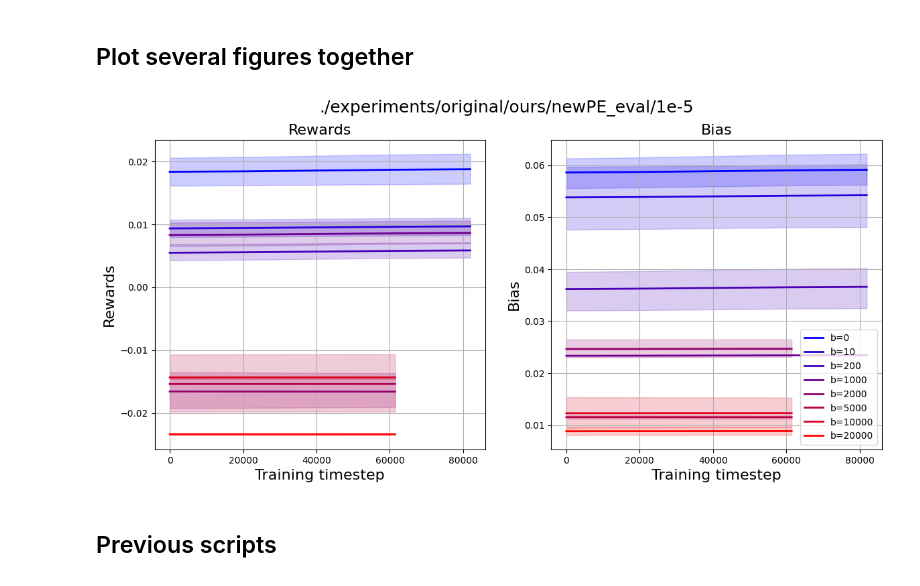
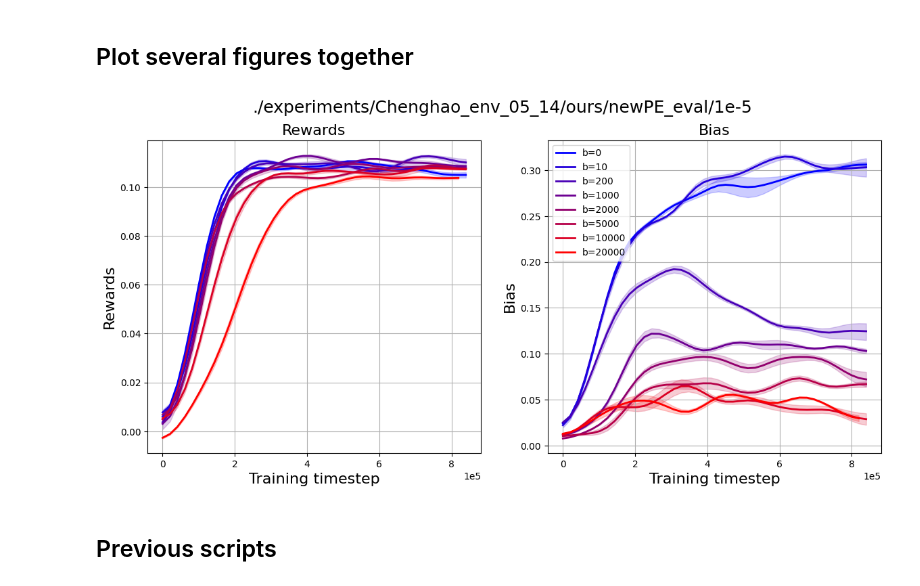
Before and after one commit to Yuancheng-Xu/ELBERT, a Jupyter notebook: lending_experiment/plot_xyc.ipynb, the cells around one changed output. Saved outputs shown, nothing was run; the diff lists cells and outputs as text; code cells hidden in the pictures.

Commit message:
fix plot

```diff
--- a/lending_experiment/plot_xyc.ipynb
+++ b/lending_experiment/plot_xyc.ipynb
@@ -13,6 +13,7 @@ from scipy.ndimage.filters import gaussian_filter1d
 # %%
 def collect_data_csv(exp_path, seeds, timesteps=245):
     results = np.zeros((seeds, timesteps, 3))
+    actual_len = 1e10
     for seed in range(seeds):
         data_pth  = os.path.join("%s_s_%d" % (exp_path, seed) ,'eval.csv')
         data = pd.read_csv(data_pth, sep=',', header=0)
@@ -20,7 +21,8 @@ def collect_data_csv(exp_path, seeds, timesteps=245):
         return_arr = data['return'].to_numpy()
         bias = data['bias'].to_numpy()
 
-        actual_len = min(bias.size, timesteps)
+        if actual_len > min(bias.size, timesteps):
+            actual_len = min(bias.size, timesteps)
 
         results[seed, :actual_len, 0] = num_samples[:actual_len]
         results[seed, :actual_len, 1] = return_arr[:actual_len]
@@ -77,11 +79,13 @@ def load_and_plot(exp_dict, model_color_dict, title, reward_low=9500, reward_hig
     plt1.set_title("Rewards", fontsize=16)
     plt1.set_ylabel('Rewards', fontsize=16)
     plt1.set_xlabel('Training timestep', fontsize=16)
+    plt1.ticklabel_format(style='sci', axis='x', scilimits=(0,0))
 
     plt2 = fig.add_subplot(1, 2, 2)
     plt2.set_title("Bias", fontsize=16)
     plt2.set_ylabel('Bias', fontsize=16)
     plt2.set_xlabel('Training timestep', fontsize=16)
+    plt2.ticklabel_format(style='sci', axis='x', scilimits=(0,0))
 
     for model in exp_dict.keys():
         data = collect_data_csv(exp_dict[model][0], exp_dict[model][1], timesteps)
@@ -139,13 +143,14 @@ def plot_ablation(exp_path_base,b_list,title,sigma_smooth=0,lr='1e-5',save_fig=F
         fig.show()
 # %%
 exp_path_base = './experiments/Chenghao_env_05_14/ours/newPE_eval/'
-exp_path_base = './experiments/original/ours/newPE_eval/'
+# exp_path_base = './experiments/original/ours/newPE_eval/'
 b_list = [0,10,200,1000,2000,5000,10000,20000]
+lr_str = '1e-5'
 
-plot_ablation(exp_path_base,b_list,lr='1e-5', sigma_smooth=5,\
-              title=exp_path_base+'1e-5',save_fig=True)
+plot_ablation(exp_path_base,b_list,lr=lr_str, sigma_smooth=1,\
+              title=exp_path_base+lr_str,save_fig=False)
 # %% [output]
-[figure, old version]
+[figure, new version]
 # %% [markdown]
 ## Previous scripts
 # %%
```
Also changed, not shown: 1 other file.
